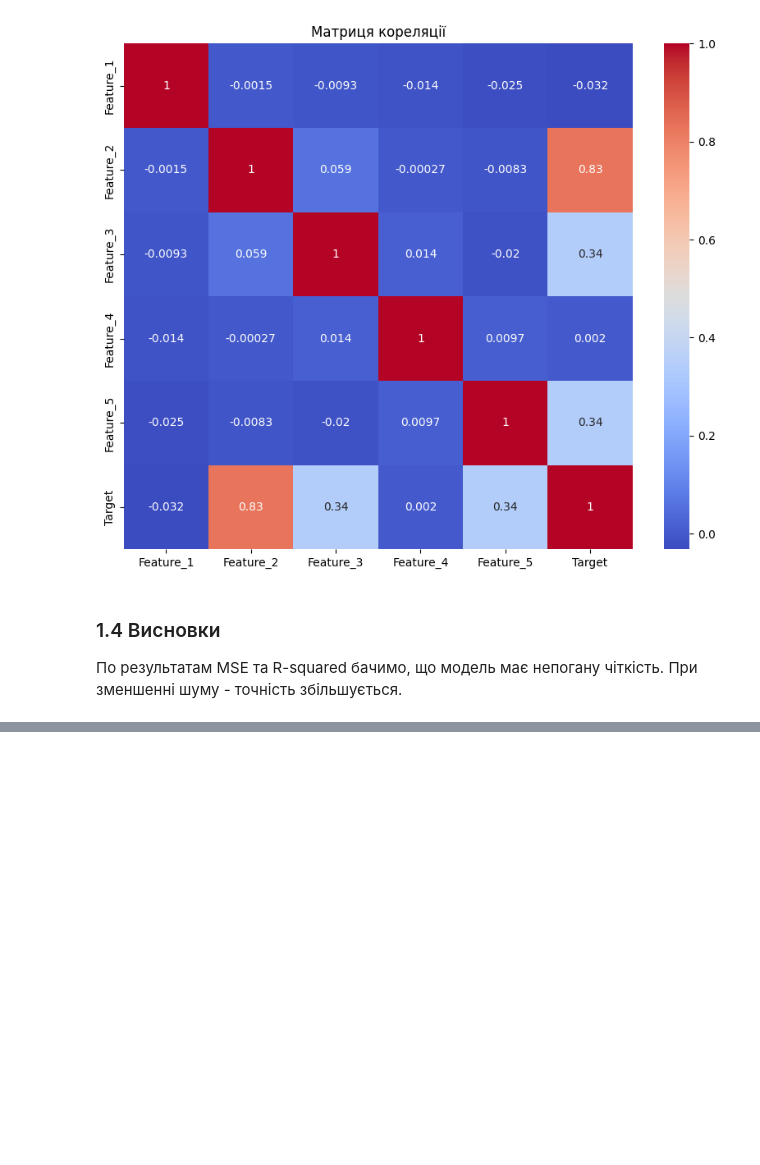
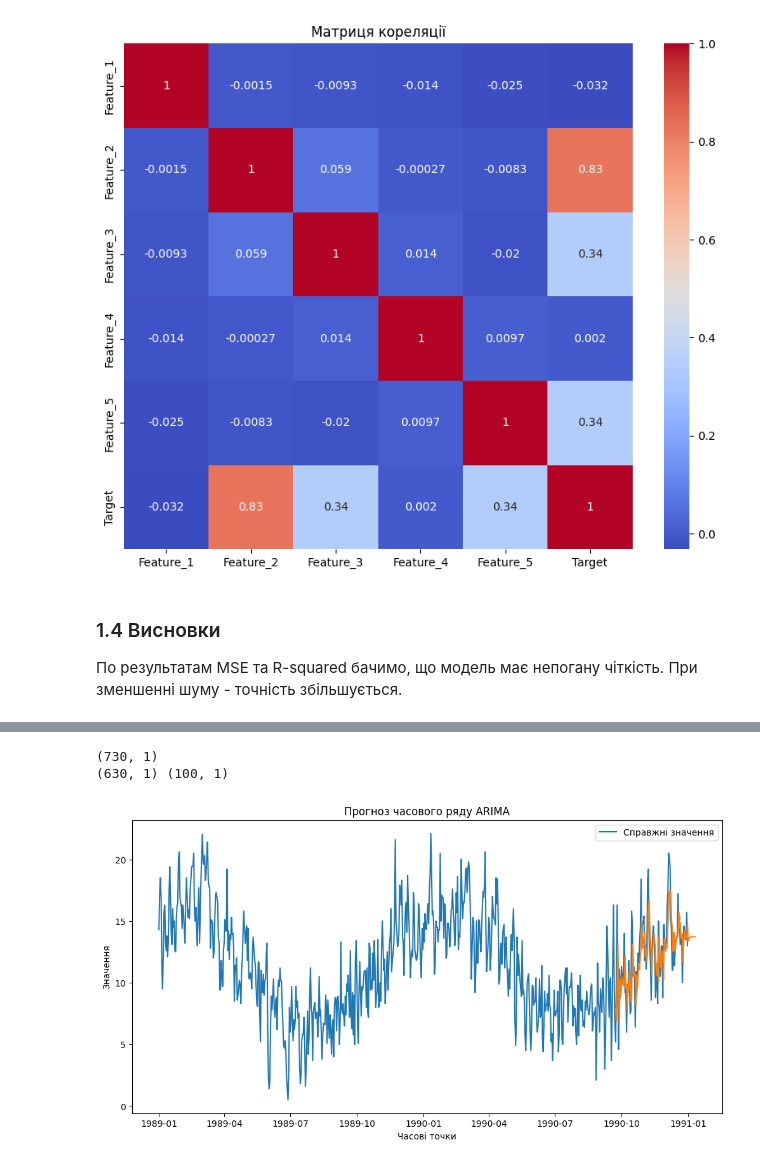
Before and after one commit to AnnaIvn/ml2023, a Jupyter notebook: Labs/Lab2/lab3.ipynb, the cells around one changed output, grey strips where cells are left out. Saved outputs shown, nothing was run; the diff lists cells and outputs as text; code cells hidden in the pictures; blank space fills up the shorter version.

Commit message:
lab2. Started part2 of lab2. Made rough version of it

```diff
--- a/Labs/Lab2/lab3.ipynb
+++ b/Labs/Lab2/lab3.ipynb
@@ -138,0 +287,47 @@ plt.show()
+# %%
+from statsmodels.tsa.arima.model import ARIMA
+
+print(transport_df.shape)
+train=transport_df.iloc[:-100]
+test=transport_df.iloc[-100:]
+print(train.shape, test.shape)
+
+p, d, q = 1, 1, 1  # Параметри ARIMA
+model = ARIMA(transport_df, order=(p, d, q))
+model = model.fit()
+# model.summary()
+
+start=len(train)
+end=len(train)+len(test)+10
+pred=model.predict(start=start, end=end, typ='levels')
+# print(pred)
+
+# pred.plot(legend=True)
+# test['TransportData'].plot(legend=True)
+
+
+# # Прогноз на майбутні значення
+# forecast_steps = 10
+# forecast = results.forecast(steps=forecast_steps)
+
+# # Візуалізація прогнозу та реальних значень
+plt.figure(figsize=(12, 6))
+plt.plot(transport_df['TransportData'], label='Справжні значення')
+plt.plot(pred)
+# # plt.plot(np.arange(100, 100+forecast_steps), forecast, label='Прогноз')
+# plt.plot(np.arange(100, 100+forecast_steps), forecast, label='Прогноз')
+plt.title('Прогноз часового ряду ARIMA')
+plt.xlabel('Часові точки')
+plt.ylabel('Значення')
+plt.legend()
+plt.show()
+
+# # Оцінка точності моделі
+# mse = np.mean((forecast - transport_df[-forecast_steps:]) ** 2)
+# mae = np.mean(np.abs(forecast - transport_df[-forecast_steps:]))
+# print(f"Середньоквадратична помилка (MSE): {mse:.2f}")
+# print(f"Середньоабсолютна помилка (MAE): {mae:.2f}")
+# %% [output]
+(730, 1)
+(630, 1) (100, 1)
+[figure, added]
```
Also changed, not shown: parts of 9 cells of this notebook, 1 other file.
